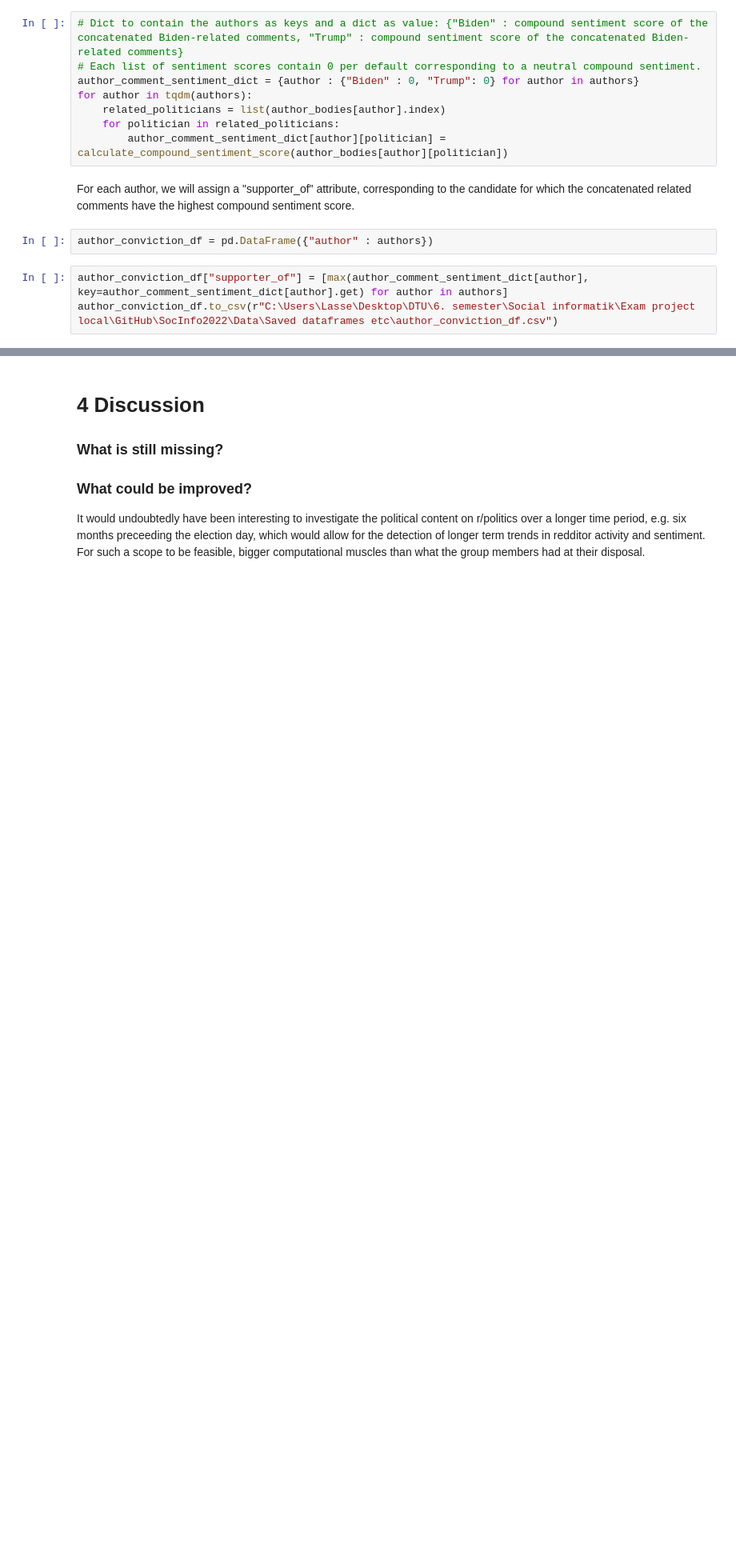
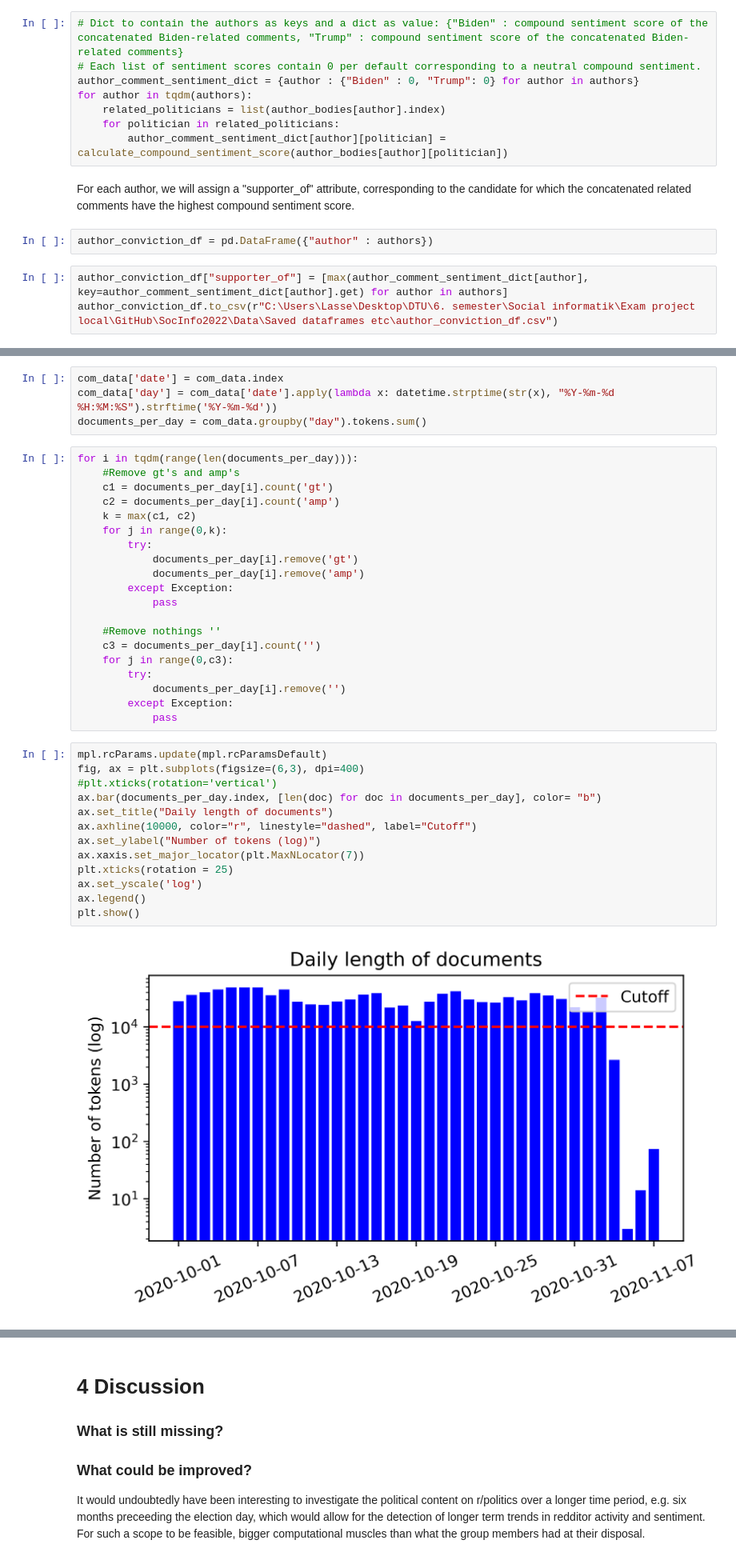
Before and after one commit to JaQtae/SocInfo2022, a Jupyter notebook: Explainer_Notebook_V3.ipynb, the cells around one changed output, grey strips where cells are left out. Shown at 80% size. Saved outputs shown, nothing was run; the diff lists cells and outputs as text; blank space fills up the shorter version.

```diff
--- a/Explainer_Notebook_V3.ipynb
+++ b/Explainer_Notebook_V3.ipynb
@@ -603,0 +631,39 @@ author_conviction_df.to_csv(r"C:\Users\Lasse\Desktop\DTU\6. semester\Social info
+# %%
+com_data['date'] = com_data.index
+com_data['day'] = com_data['date'].apply(lambda x: datetime.strptime(str(x), "%Y-%m-%d %H:%M:%S").strftime('%Y-%m-%d'))
+documents_per_day = com_data.groupby("day").tokens.sum()
+# %%
+for i in tqdm(range(len(documents_per_day))):
+    #Remove gt's and amp's
+    c1 = documents_per_day[i].count('gt')
+    c2 = documents_per_day[i].count('amp')
+    k = max(c1, c2)
+    for j in range(0,k):
+        try:
+            documents_per_day[i].remove('gt')
+            documents_per_day[i].remove('amp')
+        except Exception:
+            pass
+
+    #Remove nothings ''
+    c3 = documents_per_day[i].count('')
+    for j in range(0,c3):
+        try:
+            documents_per_day[i].remove('')
+        except Exception:
+            pass
+# %%
+mpl.rcParams.update(mpl.rcParamsDefault)
+fig, ax = plt.subplots(figsize=(6,3), dpi=400)
+#plt.xticks(rotation='vertical')
+ax.bar(documents_per_day.index, [len(doc) for doc in documents_per_day], color= "b")
+ax.set_title("Daily length of documents")
+ax.axhline(10000, color="r", linestyle="dashed", label="Cutoff")
+ax.set_ylabel("Number of tokens (log)")
+ax.xaxis.set_major_locator(plt.MaxNLocator(7))
+plt.xticks(rotation = 25)
+ax.set_yscale('log')
+ax.legend()
+plt.show()
+# %% [output]
+[figure, added]
```
Also changed, not shown: parts of 37 cells of this notebook, 2 other files.
